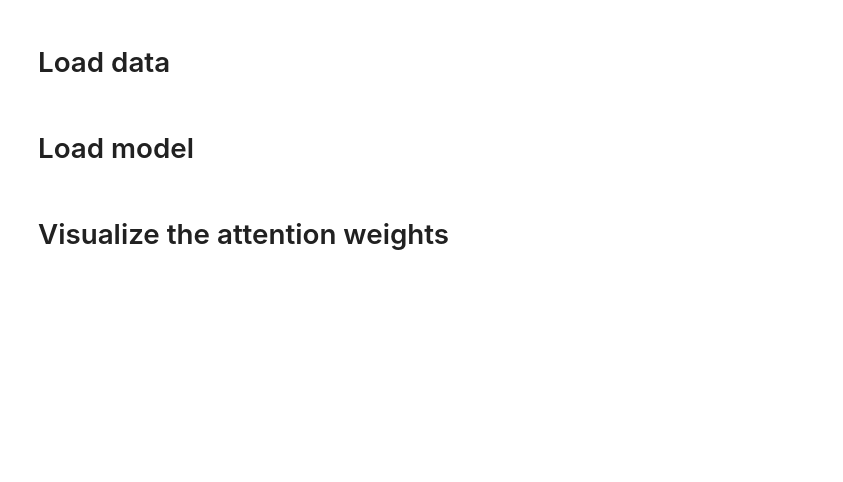
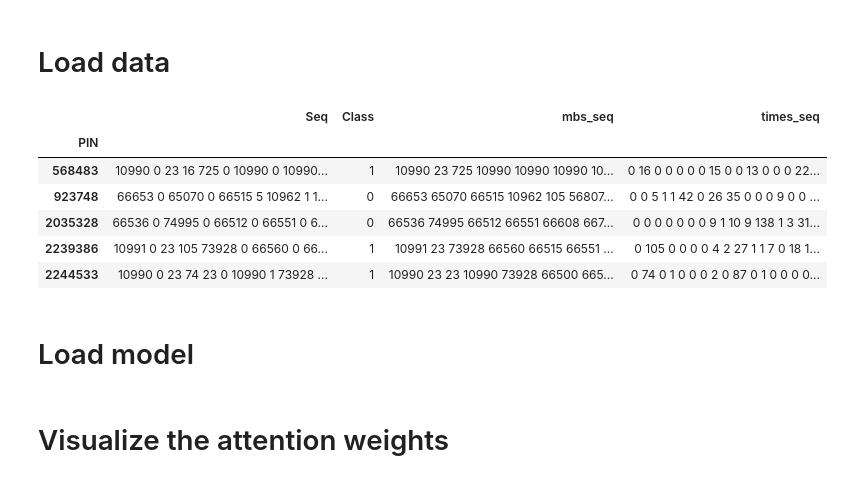
Before and after one commit to samuelefiorini/tangle, a Jupyter notebook: notebooks/embeddings/attention_viz.ipynb, the cells around one changed output. Drawn from its saved outputs; the diff is of its cells as text; code cells hidden in the pictures; blank space fills up the shorter version.

```diff
--- a/notebooks/embeddings/attention_viz.ipynb
+++ b/notebooks/embeddings/attention_viz.ipynb
@@ -29,6 +30,16 @@ tr_set, v_set, ts_set = utils.train_validation_test_split(
     [padded_mbs_seq, padded_timestamp_seq], dataset['Class'],
     test_size=0.4, validation_size=0.1,
     verbose=False, random_state0=42, random_state1=420)
+# %%
+dataset.head()
+# %% [output]
+|  | Seq | Class | mbs_seq | times_seq |
+| PIN |  |  |  |  |
+| 568483 | 10990 0 23 16 725 0 10990 0 10990... | 1 | 10990 23 725 10990 10990 10990 10... | 0 16 0 0 0 0 0 15 0 0 13 0 0 0 22... |
+| 923748 | 66653 0 65070 0 66515 5 10962 1 1... | 0 | 66653 65070 66515 10962 105 56807... | 0 0 5 1 1 42 0 26 35 0 0 0 9 0 0 ... |
+| 2035328 | 66536 0 74995 0 66512 0 66551 0 6... | 0 | 66536 74995 66512 66551 66608 667... | 0 0 0 0 0 0 0 9 1 10 9 138 1 3 31... |
+| 2239386 | 10991 0 23 105 73928 0 66560 0 66... | 1 | 10991 23 73928 66560 66515 66551 ... | 0 105 0 0 0 0 4 2 27 1 1 7 0 18 1... |
+| 2244533 | 10990 0 23 74 23 0 10990 1 73928 ... | 1 | 10990 23 23 10990 73928 66500 665... | 0 74 0 1 0 0 0 2 0 87 0 1 0 0 0 0... |
 # %%
 # x = tr_set[0][0]
 # t = tr_set[0][1].squeeze()
```
Also changed, not shown: parts of 10 cells of this notebook, 2 other files.
